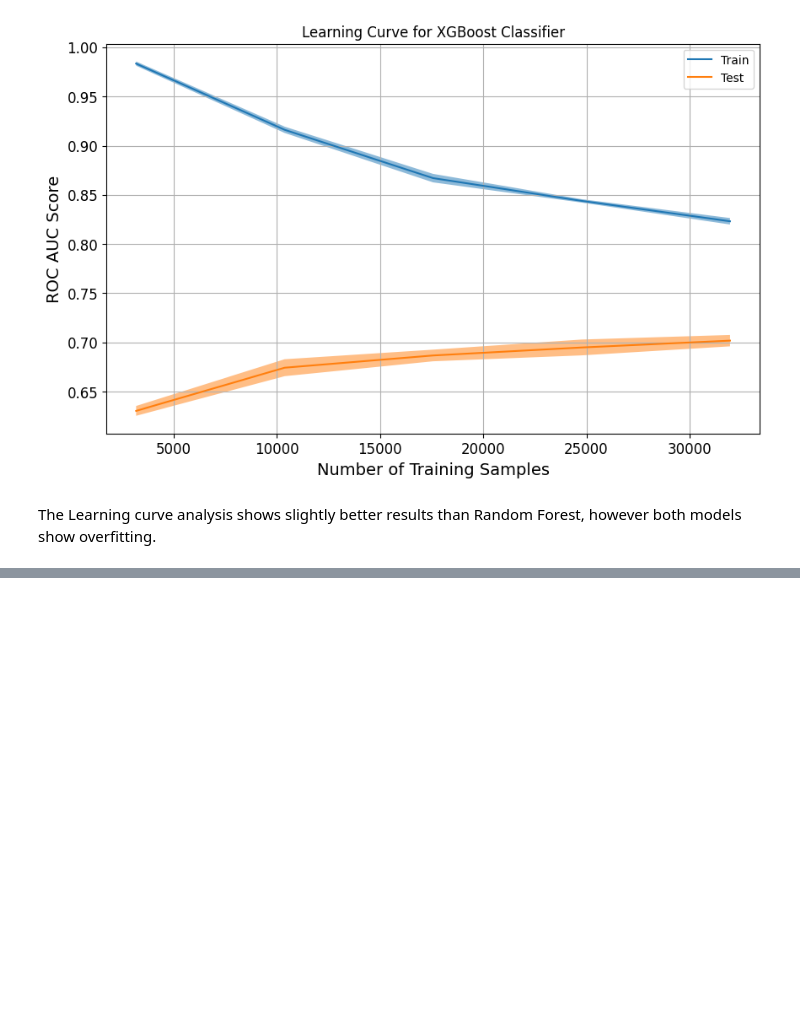
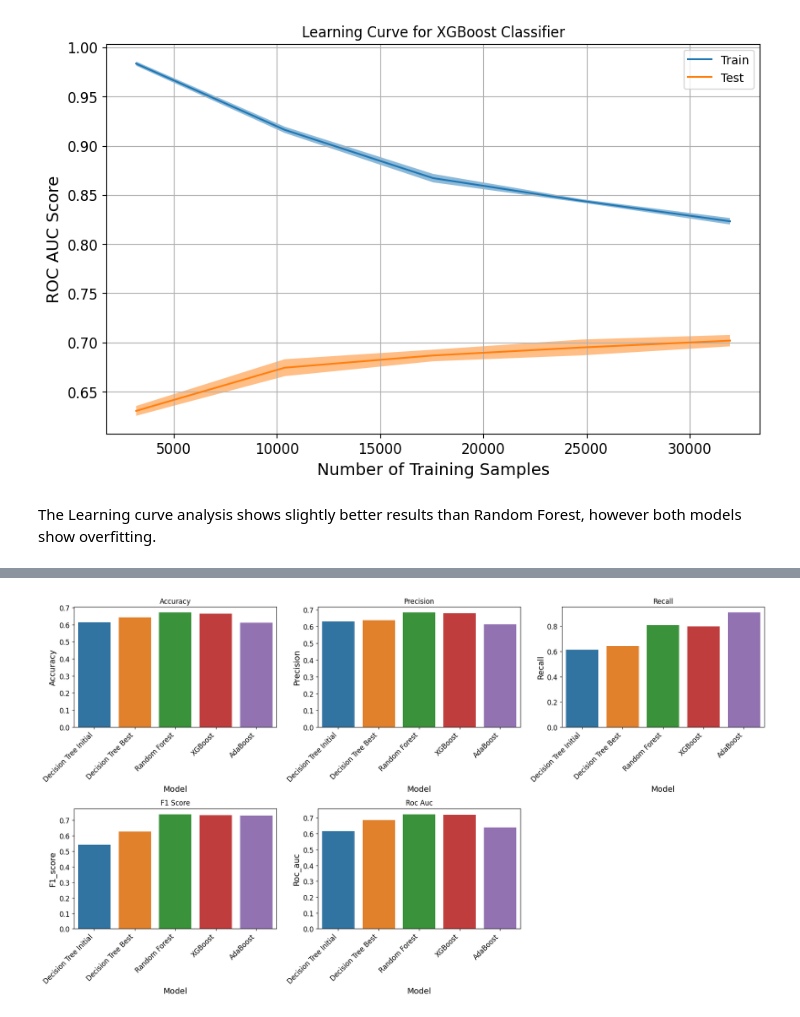
Before and after one commit to dchen-cmyk/uw-ml-course-project, a Jupyter notebook: group_project_predict_fewer_features.ipynb, the cells around one changed output, grey strips where cells are left out. Drawn from its saved outputs; the diff is of its cells as text; code cells hidden in the pictures; blank space fills up the shorter version.

Commit message:
Metrics comparison

```diff
--- a/group_project_predict_fewer_features.ipynb
+++ b/group_project_predict_fewer_features.ipynb
@@ -1595,6 +1361,14 @@ recall_score_xgb = recall_score(y_test, y_predict_xgb)
 f1_score_xgb = f1_score(y_test, y_predict_xgb)
 test_roc_auc_xgb = roc_auc_score(y_test, y_proba_xgb)
 
+evaluation_metrics['XGBoost'] = {
+    'accuracy': accuracy_score(y_test, y_predict_xgb),
+    'precision': precision_score_xgb,
+    'recall': recall_score_xgb,
+    'f1_score': f1_score_xgb,
+    'roc_auc': test_roc_auc_xgb,
+}
+
 print("After running XGBoost final model predict on the Test Set the scores are:")
 print(" - Accuracy Score: ", accuracy_score(y_test, y_predict_xgb))
 print(" - Precision Score: ",precision_score_xgb)
@@ -1669,6 +1442,14 @@ recall_score_ada = recall_score(y_test, y_pred_ada)
 f1_score_ada = f1_score(y_test, y_pred_ada)
 test_roc_auc_ada = roc_auc_score(y_test, y_proba_ada)
 
+evaluation_metrics['AdaBoost'] = {
+    'accuracy': accuracy_score(y_test, y_pred_ada),
+    'precision': precision_score_ada,
+    'recall': recall_score_ada,
+    'f1_score': f1_score_ada,
+    'roc_auc': test_roc_auc_ada,
+}
+
 print("After running AdaBoost model on the Test Set the scores are:")
 print(" - Accuracy Score: ", accuracy_score(y_test, y_pred_ada))
 print(" - Precision Score: ",precision_score_ada)
@@ -1700,0 +1482,3 @@ plt.show()
+# %%
+evaluation_metrics_df = pd.DataFrame(evaluation_metrics).T
+display(evaluation_metrics_df)
@@ -1700,0 +1492,22 @@ plt.show()
+# %%
+# plotting the evaluation metrics for all models
+metrics_to_plot = ['accuracy', 'precision', 'recall', 'f1_score', 'roc_auc']
+fig, axes = plt.subplots(2, 3, figsize=(18, 10));
+axes = axes.flatten();
+for i, metric in enumerate(metrics_to_plot):
+    sns.barplot(x=evaluation_metrics_df.index, y=metric, data=evaluation_metrics_df,
+                ax=axes[i], palette='tab10', hue=evaluation_metrics_df.index);
+    axes[i].set_title(f'{metric.title().replace("_", " ")}');
+    axes[i].set_xlabel('Model');
+    axes[i].set_ylabel(metric.capitalize());
+
+    ticks_loc = axes[i].get_xticks()
+    axes[i].set_xticks(ticks_loc)
+
+    axes[i].set_xticklabels(axes[i].get_xticklabels(), rotation=45, ha='right');
+
+axes[-1].remove();
+plt.tight_layout();
+plt.show();
+# %% [output]
+[figure, added]
```
Also changed, not shown: parts of 58 cells of this notebook.
